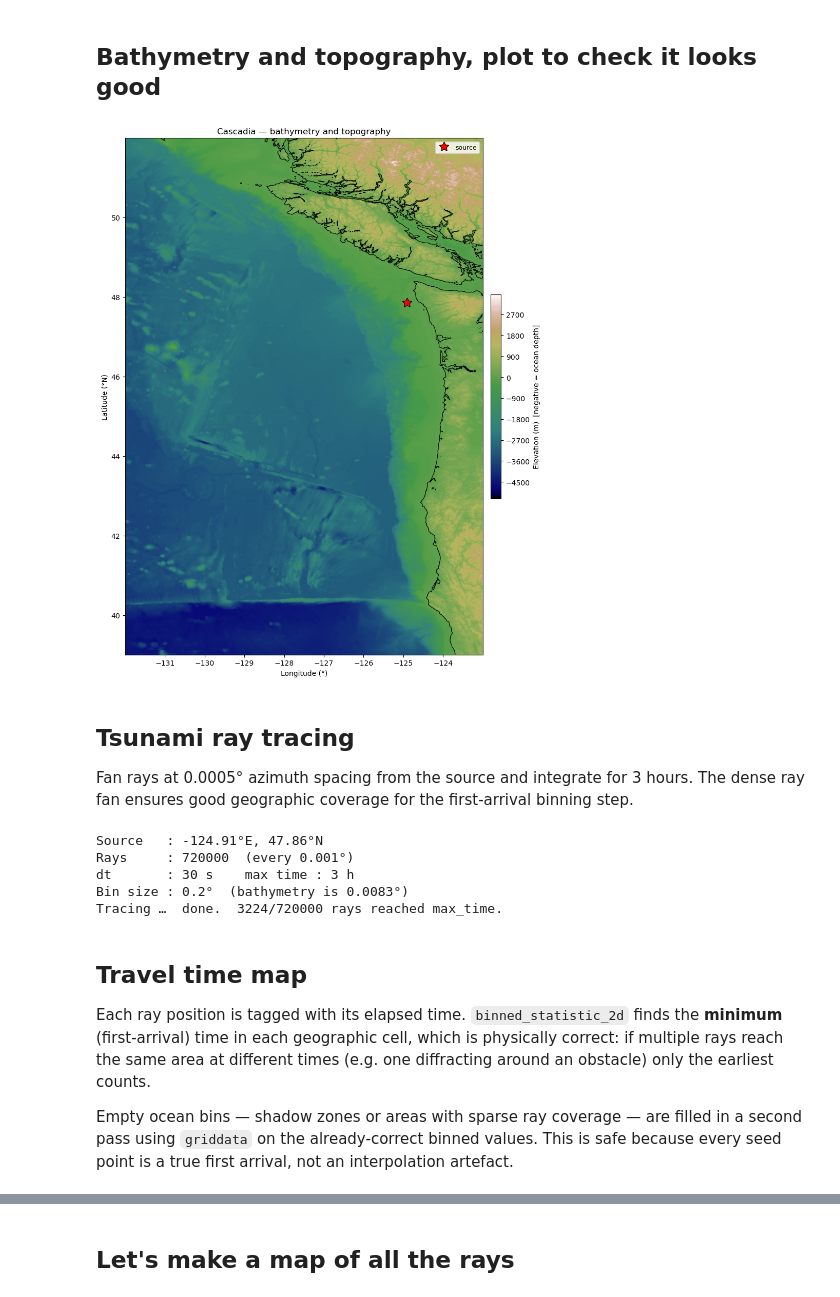
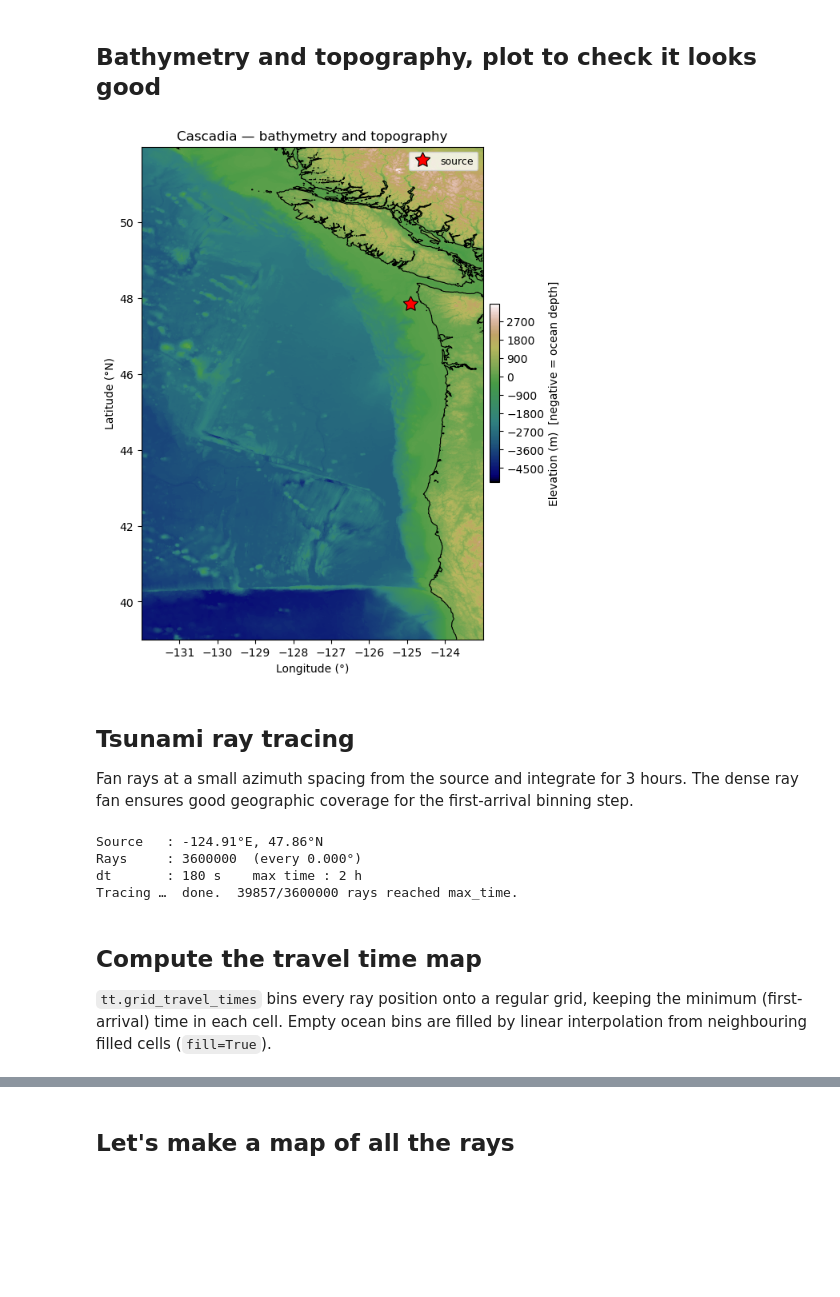
Before and after one commit to dmelgarm/TsunamiTrace, a Jupyter notebook: examples/cascadia_travel_times.ipynb, the cells around one changed output, grey strips where cells are left out. Drawn from its saved outputs; the diff is of its cells as text; code cells hidden in the pictures; blank space fills up the shorter version.

Commit message:
Converted travel times calculation into a function

```diff
--- a/examples/cascadia_travel_times.ipynb
+++ b/examples/cascadia_travel_times.ipynb
@@ -55,56 +61,49 @@ SOURCE_LAT =   47.86
 
 vmin = float(np.nanmin(depth_grid))
 vmax = float(np.nanmax(depth_grid))
 norm = mcolors.TwoSlopeNorm(vmin=vmin, vcenter=0, vmax=max(vmax, 1))
 
-fig, ax = plt.subplots(figsize=(9, 11))
+fig, ax = plt.subplots(figsize=(6, 9))
 
 cf = ax.contourf(lon_full, lat_full, depth_grid,
                  levels=200, cmap='gist_earth', norm=norm)
 
 # Coastline at sea level
 ax.contour(lon_full, lat_full, depth_grid,
            levels=[0], colors='k', linewidths=0.8)
 
 # Source
 ax.plot(SOURCE_LON, SOURCE_LAT,
         marker=(5, 1), markersize=14,
         markerfacecolor='red', markeredgecolor='k', markeredgewidth=0.8,
         linestyle='none', zorder=6, label='source')
 
 ax.set_xlabel('Longitude (\u00b0)')
 ax.set_ylabel('Latitude (\u00b0N)')
 ax.set_title('Cascadia \u2014 bathymetry and topography')
 ax.set_aspect('equal')
 ax.legend(fontsize=9)
 
 cbar = fig.colorbar(cf, ax=ax, fraction=0.025, pad=0.02)
 cbar.set_label('Elevation (m)  [negative = ocean depth]')
 plt.tight_layout()
 plt.show()
 # %% [output]
-[figure, old version]
+[figure, new version]
 # %% [markdown]
 ## Tsunami ray tracing
 
-Fan rays at 0.0005° azimuth spacing from the source and integrate for 3 hours.
+Fan rays at a small azimuth spacing from the source and integrate for 3 hours.
 The dense ray fan ensures good geographic coverage for the first-arrival binning step.
 # %%
-DT           =  30.0                        # integration time step, seconds
-MAX_TIME     = 3 * 3600.0                    # maximum integration time, seconds
-DELTA_DEG = 0.0005
+DT           =  180.0                        # integration time step, seconds
+MAX_TIME     = 2.5 * 3600.0                    # maximum integration time, seconds
+DELTA_DEG = 1e-4
 AZIMUTHS_DEG = np.arange(0, 360, DELTA_DEG, dtype=float)
-
-# Travel-time grid resolution — independent of the bathymetry grid (0.0083°).
-# Coarser bins give denser ray coverage per cell and fewer empty-bin gaps;
-# finer bins resolve more spatial detail but need more rays to fill.
-# Rule of thumb: BIN_DEG ≈ 10–20× the bathymetry spacing is a good starting point.
-BIN_DEG = 0.2
 
 print(f'Source   : {SOURCE_LON}°E, {SOURCE_LAT}°N')
 print(f'Rays     : {len(AZIMUTHS_DEG)}  (every {AZIMUTHS_DEG[1]-AZIMUTHS_DEG[0]:.3f}°)')
 print(f'dt       : {DT:.0f} s    max time : {MAX_TIME/3600:.0f} h')
-print(f'Bin size : {BIN_DEG}°  (bathymetry is {lon_full[1]-lon_full[0]:.4f}°)')
 print(f'Tracing …', end='', flush=True)
 
 ray_lon, ray_lat, _ = tt.trace_rays(
@@ -118,20 +117,13 @@ n_done = int(np.sum(~np.isnan(ray_lon[:, -1])))
 print(f'  done.  {n_done}/{len(AZIMUTHS_DEG)} rays reached max_time.')
 # %% [output]
 Source   : -124.91°E, 47.86°N
-Rays     : 720000  (every 0.001°)
-dt       : 30 s    max time : 3 h
-Bin size : 0.2°  (bathymetry is 0.0083°)
-Tracing …  done.  3224/720000 rays reached max_time.
+Rays     : 3600000  (every 0.000°)
+dt       : 180 s    max time : 2 h
+Tracing …  done.  39857/3600000 rays reached max_time.
 # %% [markdown]
-## Travel time map
+## Compute the travel time map
 
-Each ray position is tagged with its elapsed time.  `binned_statistic_2d` finds
-the **minimum** (first-arrival) time in each geographic cell, which is physically
-correct: if multiple rays reach the same area at different times (e.g. one
-diffracting around an obstacle) only the earliest counts.
-
-Empty ocean bins — shadow zones or areas with sparse ray coverage — are filled
-in a second pass using `griddata` on the already-correct binned values.
-This is safe because every seed point is a true first arrival, not an
-interpolation artefact.
+`tt.grid_travel_times` bins every ray position onto a regular grid, keeping
+the minimum (first-arrival) time in each cell.  Empty ocean bins are filled
+by linear interpolation from neighbouring filled cells (`fill=True`).
 # %%
```
Also changed, not shown: parts of 5 cells of this notebook, 2 other files.
